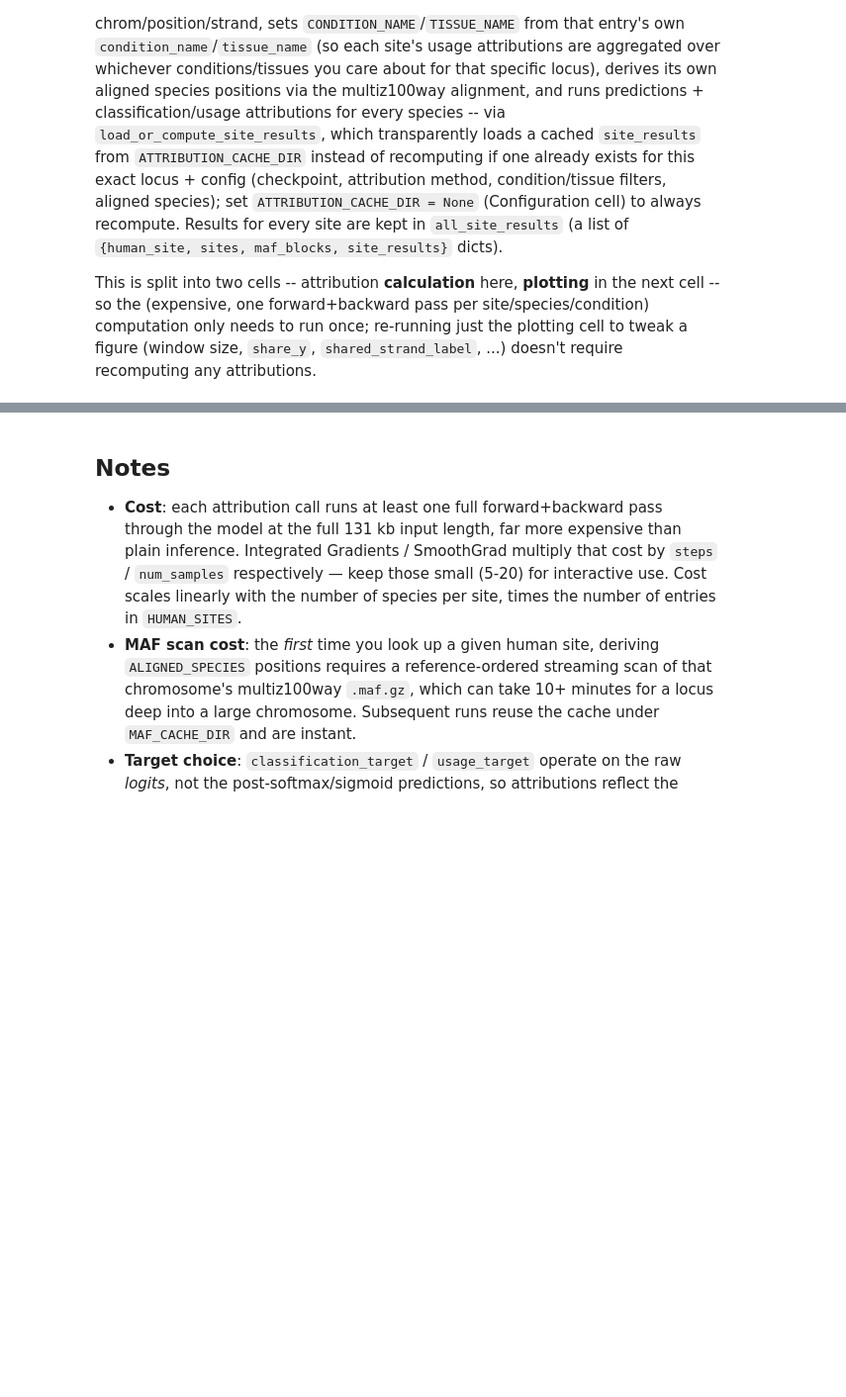
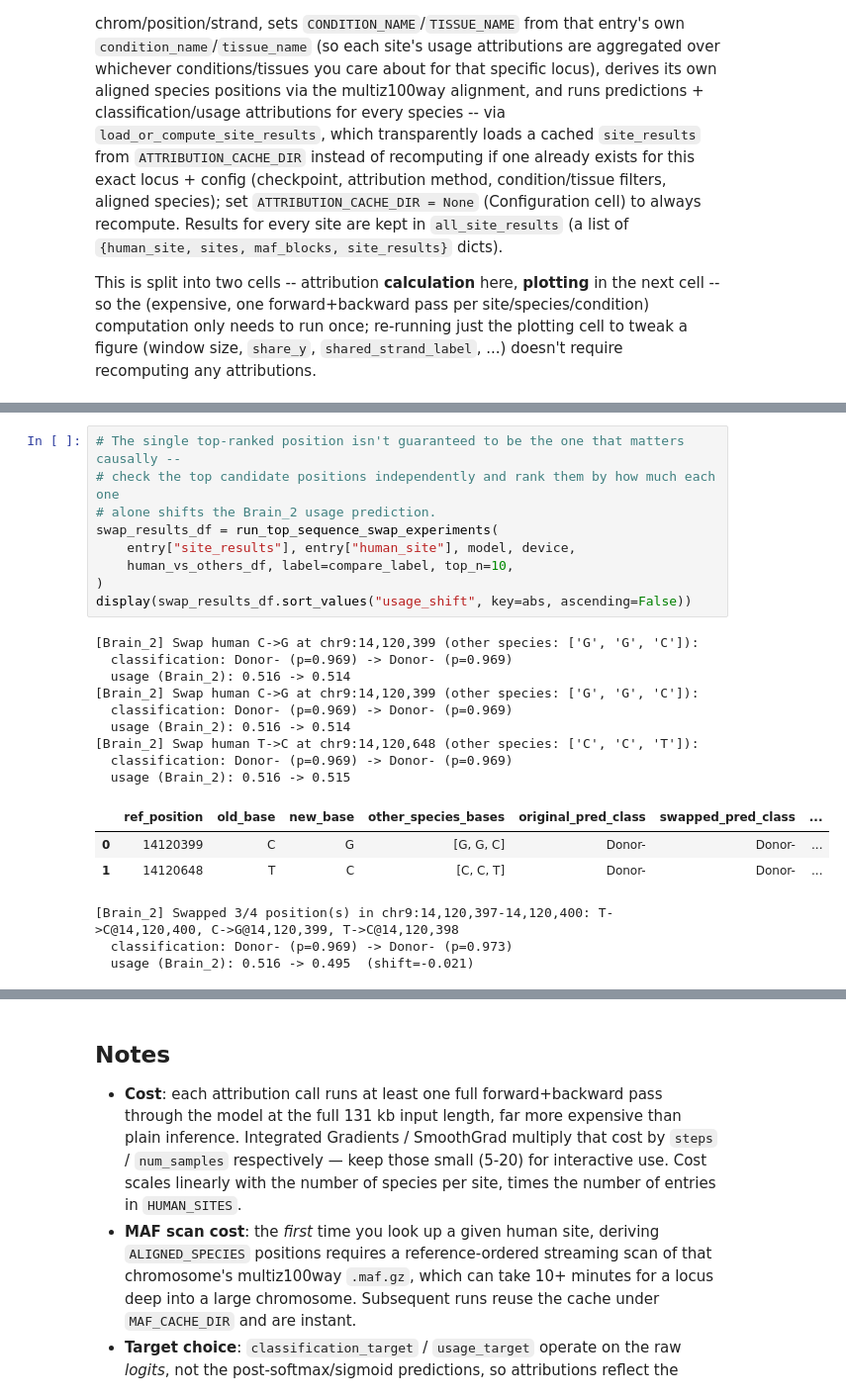
Before and after one commit to anamariaelek/alphagenome-pytorch, a Jupyter notebook: examples/notebooks/splice_attributions.ipynb, the cells around one changed output, grey strips where cells are left out. Shown at 99% size. Drawn from its saved outputs; the diff is of its cells as text; blank space fills up the shorter version.

```diff
--- a/examples/notebooks/splice_attributions.ipynb
+++ b/examples/notebooks/splice_attributions.ipynb
@@ -2553,0 +2913,25 @@ swap_result = run_sequence_swap_experiment(
+# %%
+# The single top-ranked position isn't guaranteed to be the one that matters causally --
+# check the top candidate positions independently and rank them by how much each one
+# alone shifts the Brain_2 usage prediction.
+swap_results_df = run_top_sequence_swap_experiments(
+    entry["site_results"], entry["human_site"], model, device,
+    human_vs_others_df, label=compare_label, top_n=10,
+)
+display(swap_results_df.sort_values("usage_shift", key=abs, ascending=False))
+# %% [output]
+[Brain_2] Swap human C->G at chr9:14,120,399 (other species: ['G', 'G', 'C']):
+  classification: Donor- (p=0.969) -> Donor- (p=0.969)
+  usage (Brain_2): 0.516 -> 0.514
+[Brain_2] Swap human C->G at chr9:14,120,399 (other species: ['G', 'G', 'C']):
+  classification: Donor- (p=0.969) -> Donor- (p=0.969)
+  usage (Brain_2): 0.516 -> 0.514
+[Brain_2] Swap human T->C at chr9:14,120,648 (other species: ['C', 'C', 'T']):
+  classification: Donor- (p=0.969) -> Donor- (p=0.969)
+  usage (Brain_2): 0.516 -> 0.515
+|  | ref_position | old_base | new_base | other_species_bases | original_pred_class | swapped_pred_class | ... |
+| 0 | 14120399 | C | G | [G, G, C] | Donor- | Donor- | ... |
+| 1 | 14120648 | T | C | [C, C, T] | Donor- | Donor- | ... |
+[Brain_2] Swapped 3/4 position(s) in chr9:14,120,397-14,120,400: T->C@14,120,400, C->G@14,120,399, T->C@14,120,398
+  classification: Donor- (p=0.969) -> Donor- (p=0.973)
+  usage (Brain_2): 0.516 -> 0.495  (shift=-0.021)
```
Also changed, not shown: parts of 12 cells of this notebook, 4 other files.
